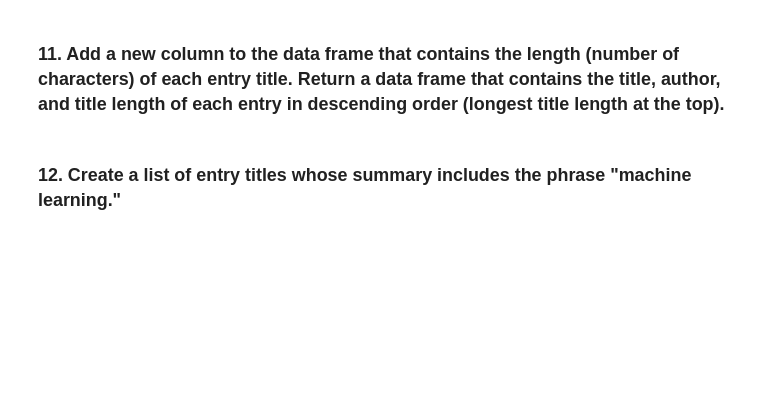
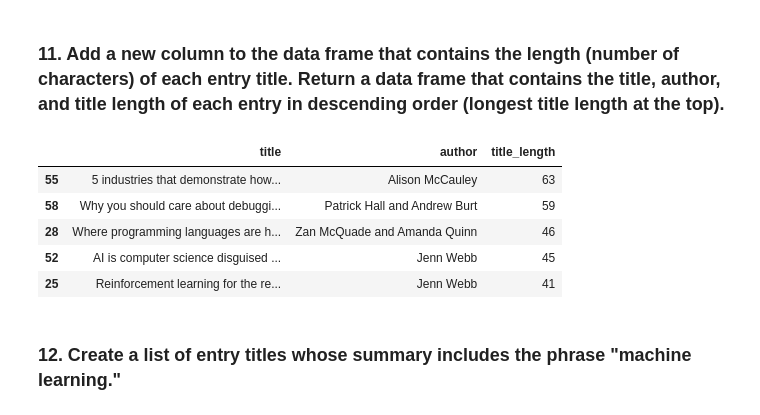
Before and after one commit to ta-datapt-bcn/lab-rss-feeds, a Jupyter notebook: your-code/main.ipynb, the cells around one changed output. Saved outputs shown, nothing was run; the diff lists cells and outputs as text; code cells hidden in the pictures; blank space fills up the shorter version.

```diff
--- a/your-code/main.ipynb
+++ b/your-code/main.ipynb
@@ -33,4 +141,14 @@ import pandas as pd
 # %% [markdown]
 ### 11. Add a new column to the data frame that contains the length (number of characters) of each entry title. Return a data frame that contains the title, author, and title length of each entry in descending order (longest title length at the top).
+# %%
+df['title_length'] = df['title'].apply(len)
+df[['title', 'author', 'title_length']].sort_values('title_length', ascending = False).head()
+# %% [output]
+|  | title | author | title_length |
+| 55 | 5 industries that demonstrate how... | Alison McCauley | 63 |
+| 58 | Why you should care about debuggi... | Patrick Hall and Andrew Burt | 59 |
+| 28 | Where programming languages are h... | Zan McQuade and Amanda Quinn | 46 |
+| 52 | AI is computer science disguised ... | Jenn Webb | 45 |
+| 25 | Reinforcement learning for the re... | Jenn Webb | 41 |
 # %% [markdown]
 ### 12. Create a list of entry titles whose summary includes the phrase "machine learning."
```
Also changed, not shown: parts of 12 cells of this notebook.
